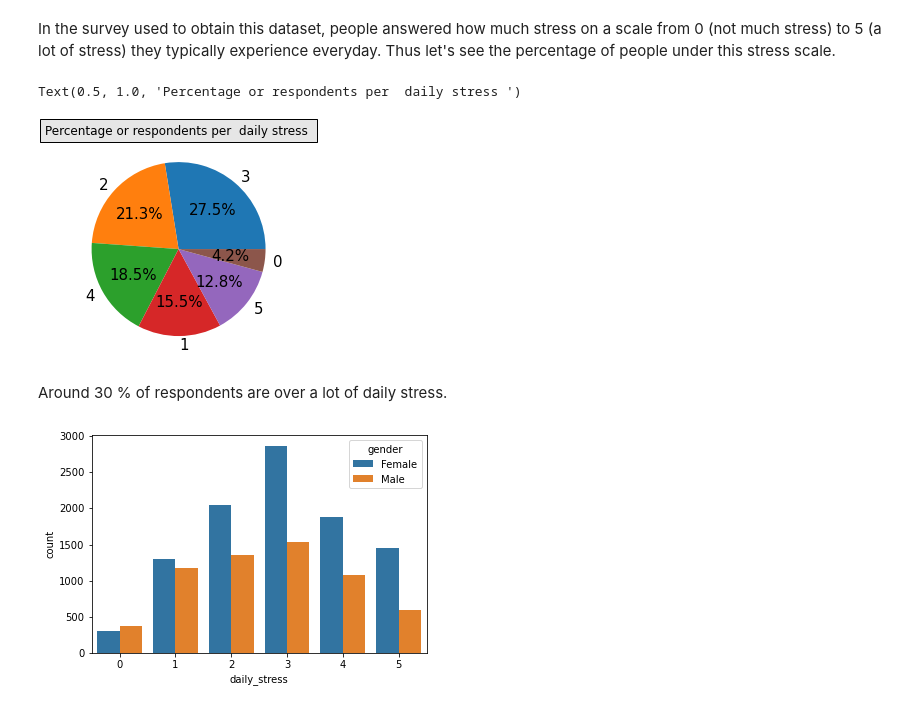
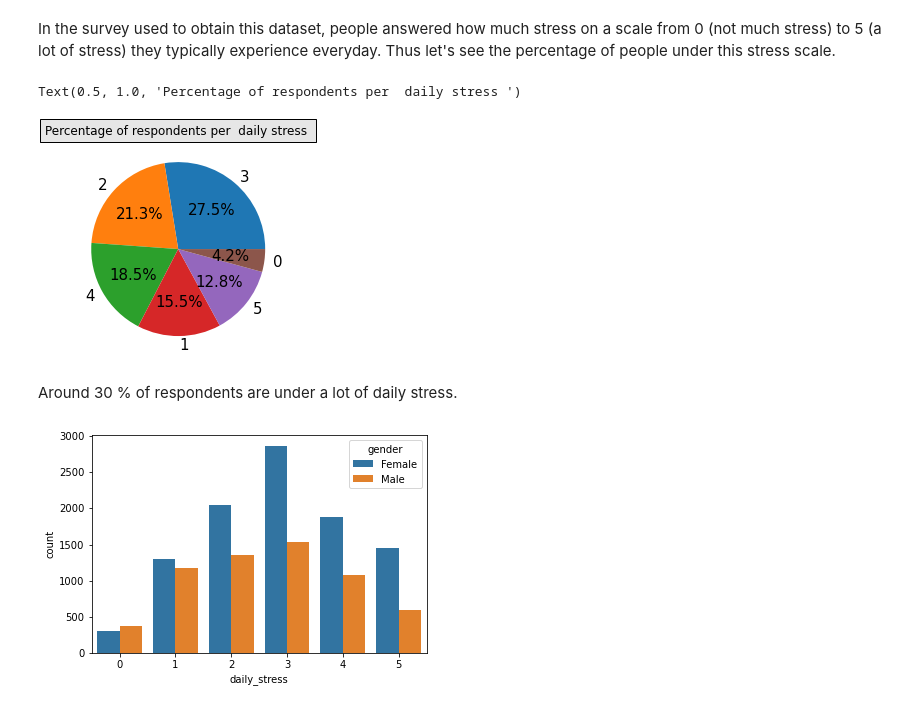
Before and after one commit to marialpaz/project_lifestyle, a Jupyter notebook: wellbeing.ipynb, the cells around one changed output. Saved outputs shown, nothing was run; the diff lists cells and outputs as text; code cells hidden in the pictures.

```diff
--- a/wellbeing.ipynb
+++ b/wellbeing.ipynb
@@ -232,12 +244,12 @@ In the survey used to obtain this dataset, people answered how much stress on a
 stress_percentage = data['daily_stress'].value_counts()*100/data.shape[0]
 # %%
 plt.pie(stress_percentage, labels=stress_percentage.index, autopct='%1.1f%%',textprops={'fontsize': 15})
-plt.title('Percentage or respondents per  daily stress ',bbox={'facecolor':'0.9', 'pad':5})
+plt.title('Percentage of respondents per  daily stress ',bbox={'facecolor':'0.9', 'pad':5})
 # %% [output]
-Text(0.5, 1.0, 'Percentage or respondents per  daily stress ')
+Text(0.5, 1.0, 'Percentage of respondents per  daily stress ')
-[figure, old version]
+[figure, new version]
 # %% [markdown]
-Around 30 % of respondents are over a lot of daily stress.
+Around 30 % of respondents are under a lot of daily stress.
 # %%
 ax = sns.countplot(x="daily_stress", hue = "gender", data=data)
 # %% [output]
```
Also changed, not shown: parts of 4 cells of this notebook.
